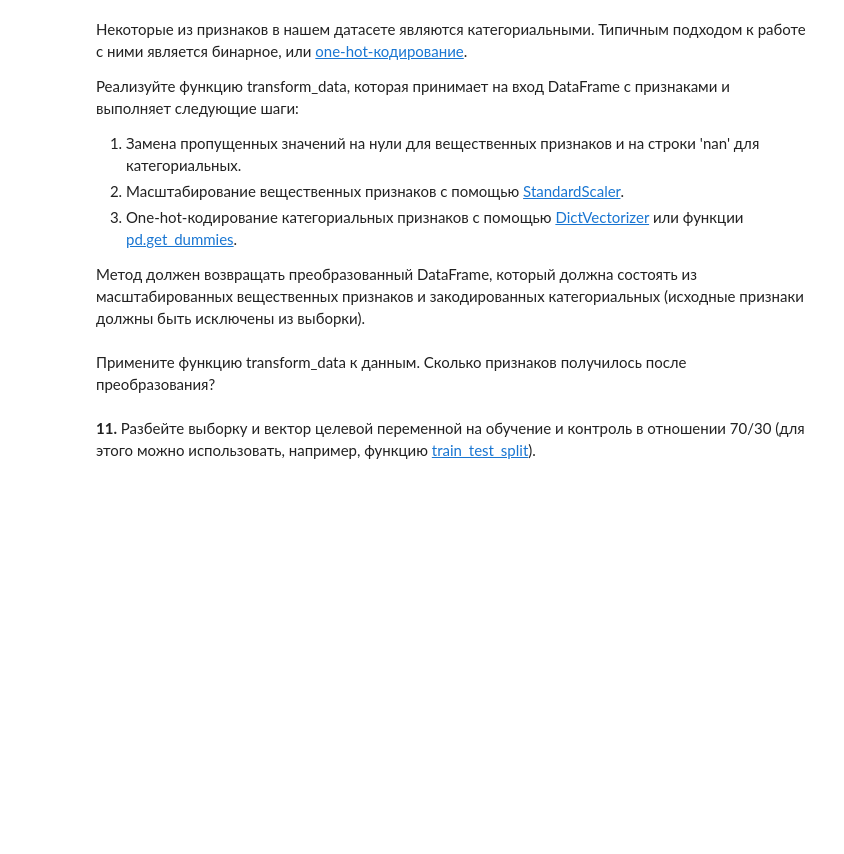
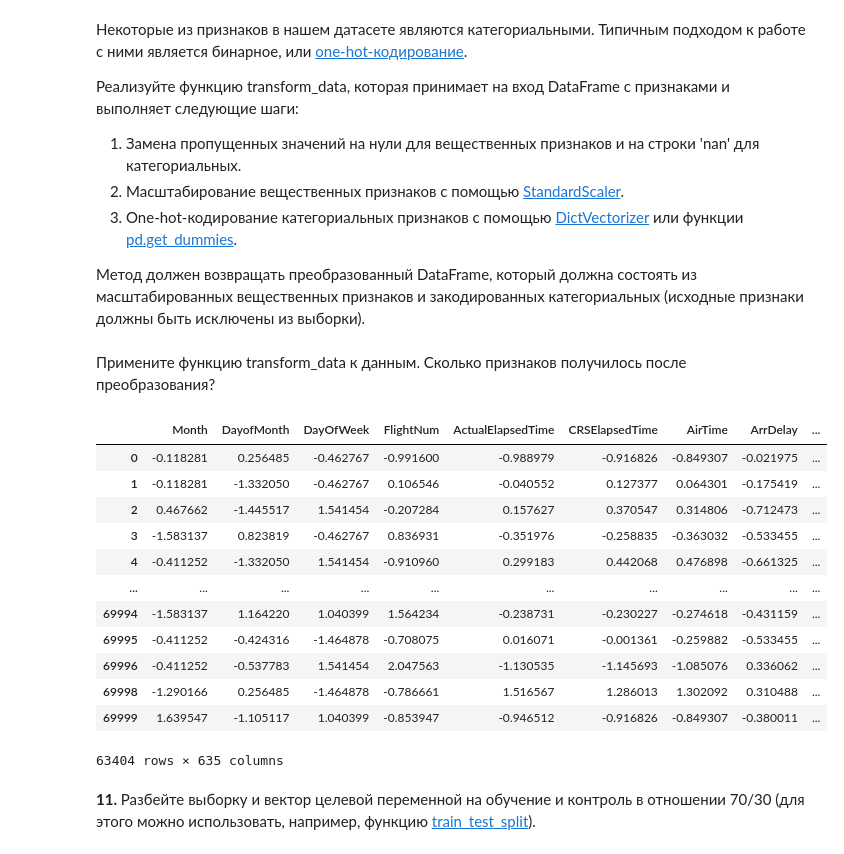
Before and after one commit to Maxim-I/SKAiPMV2024, a Jupyter notebook: дз11.ipynb, the cells around one changed output. Drawn from its saved outputs; the diff is of its cells as text; code cells hidden in the pictures; blank space fills up the shorter version.

```diff
--- a/дз11.ipynb
+++ b/дз11.ipynb
@@ -353,3 +403,12 @@ Name: count, Length: 362, dtype: int64
+# %%
+#  Исключение объектов с пропущенным значением целевой переменной и значением 0
+df_cleaned = df.dropna(subset=['DepDelay'])  # Удаляем строки с NaN в DepDelay
+df_cleaned = df_cleaned[df_cleaned['DepDelay'] != 0]  # Удаляем строки с DepDelay == 0
+df_cleaned = df_cleaned.drop(columns=['Cancelled']) # Удаляем признак отмененности
+df_cleaned = df_cleaned.drop(columns=['CancellationCode'])# Удаляем и его тоже
+#  Выделение целевой переменной и матрицы "объект-признак"
+y = df_cleaned['DepDelay']  # Целевая переменная
+X = df_cleaned.drop(columns=['DepDelay'])  # Матрица "объект-признак" для удобства можно было бы еще вывести размерности Х и Y (чтобы в циклах знать сколько у нас элементво)
 # %%
 # Your code here
 # %% [markdown]
@@ -366,0 +448,7 @@ Name: count, Length: 362, dtype: int64
+# %%
+# Your code here
+df1 = df.drop(columns=['TailNum']) #
+df1 = df1.drop(columns=['Year'])#
+df1 = df1.drop(columns=['CRSDepTimeHour'])#
+df1 = df1.drop(columns=['CRSDepTime_Minute'])#
+print(df1.head())
@@ -385,10 +502,47 @@ X['FlightNum'].hist(bins=20)
 3. One-hot-кодирование категориальных признаков с помощью [DictVectorizer](http://scikit-learn.org/stable/modules/generated/sklearn.feature_extraction.DictVectorizer.html) или функции [pd.get_dummies](http://pandas.pydata.org/pandas-docs/stable/generated/pandas.get_dummies.html).
 
 Метод должен возвращать преобразованный DataFrame, который должна состоять из масштабированных вещественных признаков и закодированных категориальных (исходные признаки должны быть исключены из выборки).
-# %%
-def transform_data(data):
-    # Your code here
+# %%
+import pandas as pd
+from sklearn.preprocessing import StandardScaler
+from sklearn.preprocessing import OneHotEncoder
+
+def transform_data(df):
+    # Копируем DataFrame, чтобы не изменять исходный
+    df_transformed = df.copy()
+
+    # Определяем типы признаков
+    numeric_cols = df_transformed.select_dtypes(include=['float64', 'int64']).columns
+    categorical_cols = df_transformed.select_dtypes(include=['object']).columns
+
+    # Замена пропущенных значений
+    df_transformed[numeric_cols] = df_transformed[numeric_cols].fillna(0)
+    df_transformed[categorical_cols] = df_transformed[categorical_cols].fillna('nan')
+
+    # Масштабирование вещественных признаков
+    scaler = StandardScaler()
+    df_transformed[numeric_cols] = scaler.fit_transform(df_transformed[numeric_cols])
+
+    # One-hot-кодирование категориальных признаков
+    df_encoded = pd.get_dummies(df_transformed, columns=categorical_cols, drop_first=True)
+
+    return df_encoded
 # %% [markdown]
 Примените функцию transform_data к данным. Сколько признаков получилось после преобразования?
 # %%
 # Your code here
+transform_data(df1)
+# %% [output]
+|  | Month | DayofMonth | DayOfWeek | FlightNum | ActualElapsedTime | CRSElapsedTime | AirTime | ArrDelay | ... |
+| 0 | -0.118281 | 0.256485 | -0.462767 | -0.991600 | -0.988979 | -0.916826 | -0.849307 | -0.021975 | ... |
+| 1 | -0.118281 | -1.332050 | -0.462767 | 0.106546 | -0.040552 | 0.127377 | 0.064301 | -0.175419 | ... |
+| 2 | 0.467662 | -1.445517 | 1.541454 | -0.207284 | 0.157627 | 0.370547 | 0.314806 | -0.712473 | ... |
+| 3 | -1.583137 | 0.823819 | -0.462767 | 0.836931 | -0.351976 | -0.258835 | -0.363032 | -0.533455 | ... |
+| 4 | -0.411252 | -1.332050 | 1.541454 | -0.910960 | 0.299183 | 0.442068 | 0.476898 | -0.661325 | ... |
+| ... | ... | ... | ... | ... | ... | ... | ... | ... | ... |
+| 69994 | -1.583137 | 1.164220 | 1.040399 | 1.564234 | -0.238731 | -0.230227 | -0.274618 | -0.431159 | ... |
+| 69995 | -0.411252 | -0.424316 | -1.464878 | -0.708075 | 0.016071 | -0.001361 | -0.259882 | -0.533455 | ... |
+| 69996 | -0.411252 | -0.537783 | 1.541454 | 2.047563 | -1.130535 | -1.145693 | -1.085076 | 0.336062 | ... |
+| 69998 | -1.290166 | 0.256485 | -1.464878 | -0.786661 | 1.516567 | 1.286013 | 1.302092 | 0.310488 | ... |
+| 69999 | 1.639547 | -1.105117 | 1.040399 | -0.853947 | -0.946512 | -0.916826 | -0.849307 | -0.380011 | ... |
+63404 rows × 635 columns
```
Also changed, not shown: parts of 21 cells of this notebook.
